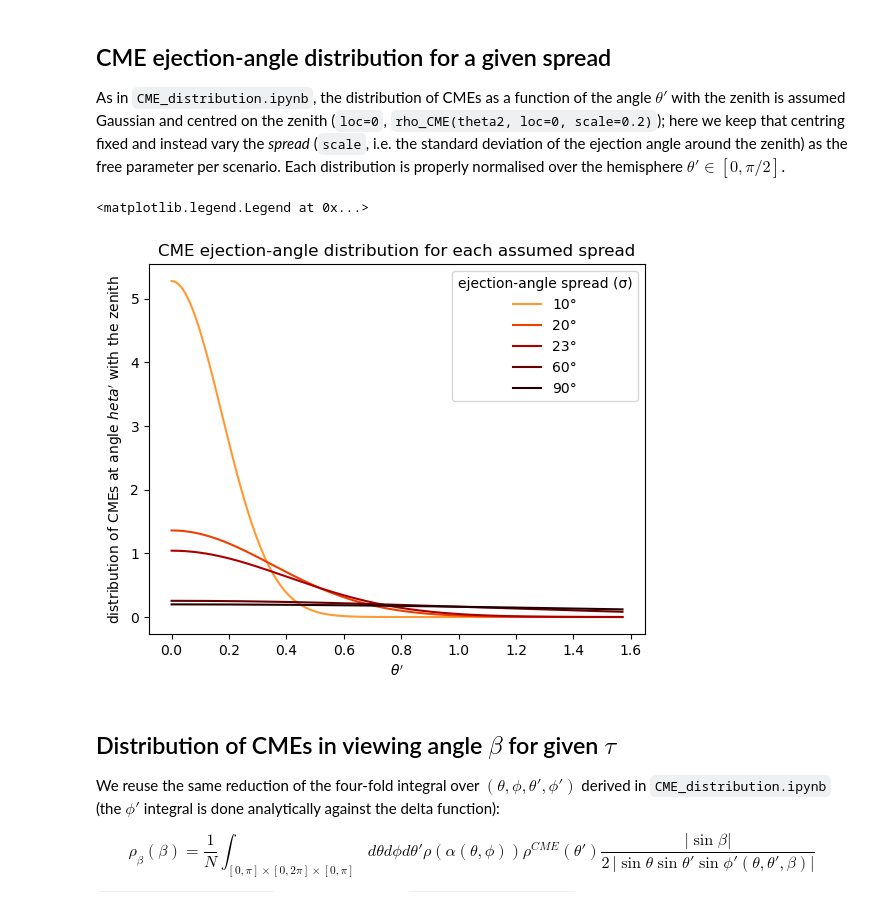
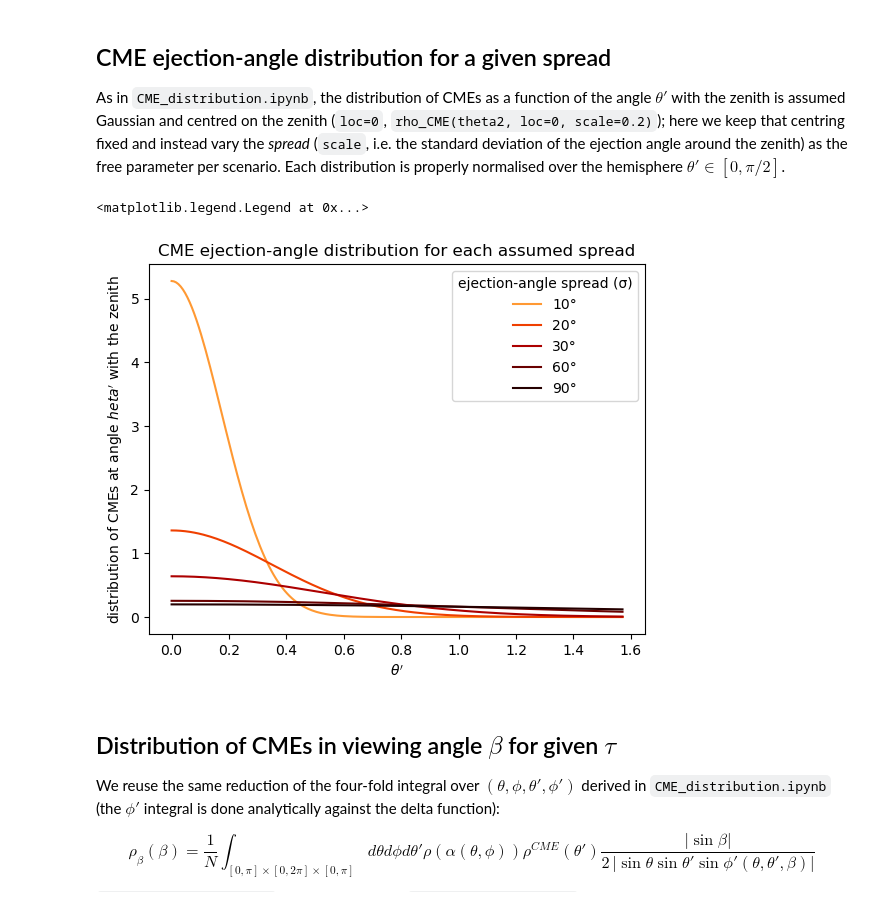
Before and after one commit to demichieldewilde/CME_distribution, a Jupyter notebook: CME_dist_multiple_output_angles.ipynb, the cells around one changed output. Drawn from its saved outputs; the diff is of its cells as text; code cells hidden in the pictures.

```diff
--- a/CME_dist_multiple_output_angles.ipynb
+++ b/CME_dist_multiple_output_angles.ipynb
@@ -56,34 +56,34 @@ per scenario. Each distribution is properly normalised over the hemisphere $\the
 # %%
 def make_rho_CME(scale, loc=0):
     """Build a normalised CME ejection-angle distribution centred on the zenith (loc=0) with the given spread `scale` (radians)."""
     def rho_CME_unnorm(theta2):
         return norm.pdf(theta2, loc, scale)
 
     f = lambda theta2: rho_CME_unnorm(theta2) * np.sin(theta2) * 2 * np.pi
     N = quad(f, 0, np.pi / 2)[0]
 
     def rho_CME(theta2):
         return rho_CME_unnorm(theta2) / N
     return rho_CME
 
 
-output_spreads_deg = [10, 20, 23, 60, 90]
+output_spreads_deg = [10, 20, 30, 60, 90]
 rho_CME_of_angle = {deg: make_rho_CME(deg / 180 * np.pi) for deg in output_spreads_deg}
 
 cmap = plt.get_cmap("gist_heat_r")
 colors = cmap(np.linspace(0.2, 0.9, len(output_spreads_deg)))
 color_of_angle = dict(zip(output_spreads_deg, colors))
 
 T = np.linspace(0, np.pi / 2, 200)
 for deg, rho_CME in rho_CME_of_angle.items():
     plt.plot(T, [rho_CME(t) for t in T], color=color_of_angle[deg], label=f"{deg}°")
 plt.xlabel(r"$\theta'$")
 plt.ylabel("distribution of CMEs at angle $\theta'$ with the zenith")
 plt.title("CME ejection-angle distribution for each assumed spread")
 plt.legend(title="ejection-angle spread (σ)")
 # %% [output]
 <matplotlib.legend.Legend at 0x...>
-[figure, old version]
+[figure, new version]
 # %% [markdown]
 ## Distribution of CMEs in viewing angle $\beta$ for given $\tau$
 
```
Also changed, not shown: parts of 3 cells of this notebook, 5 other files.
